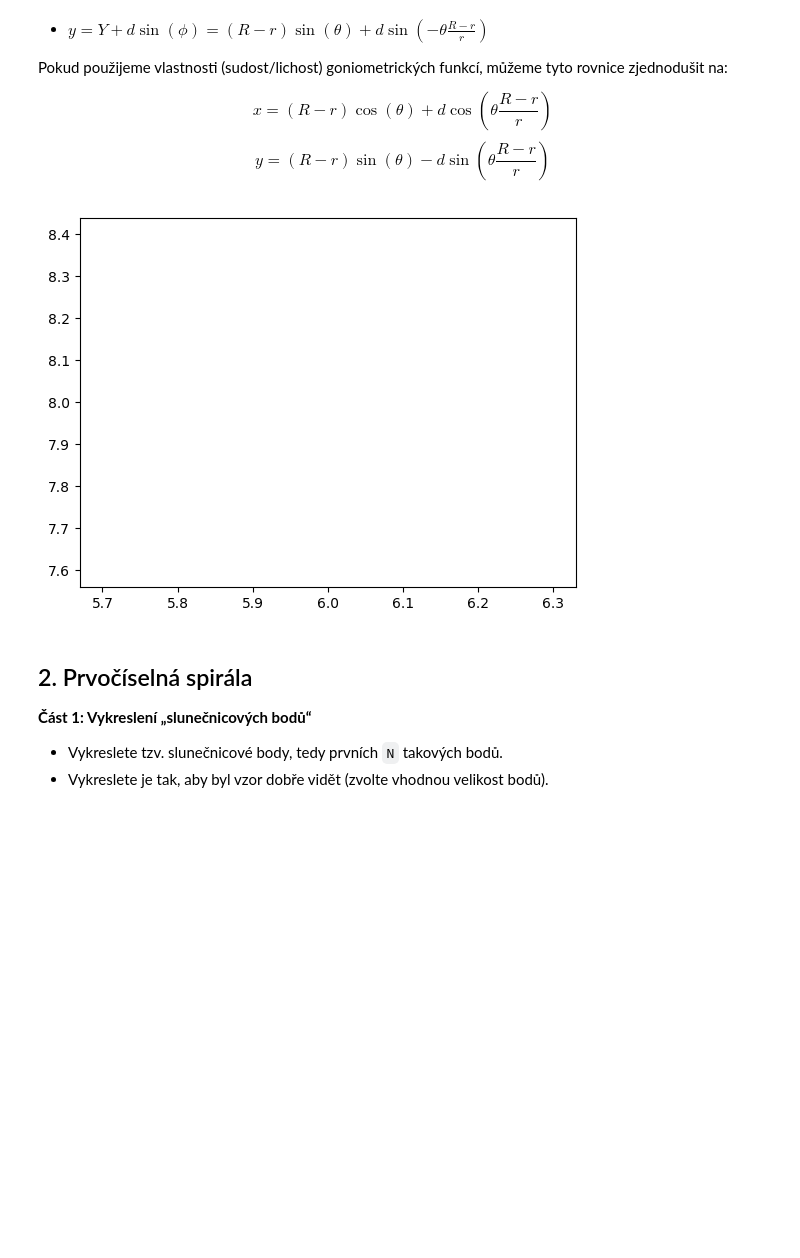
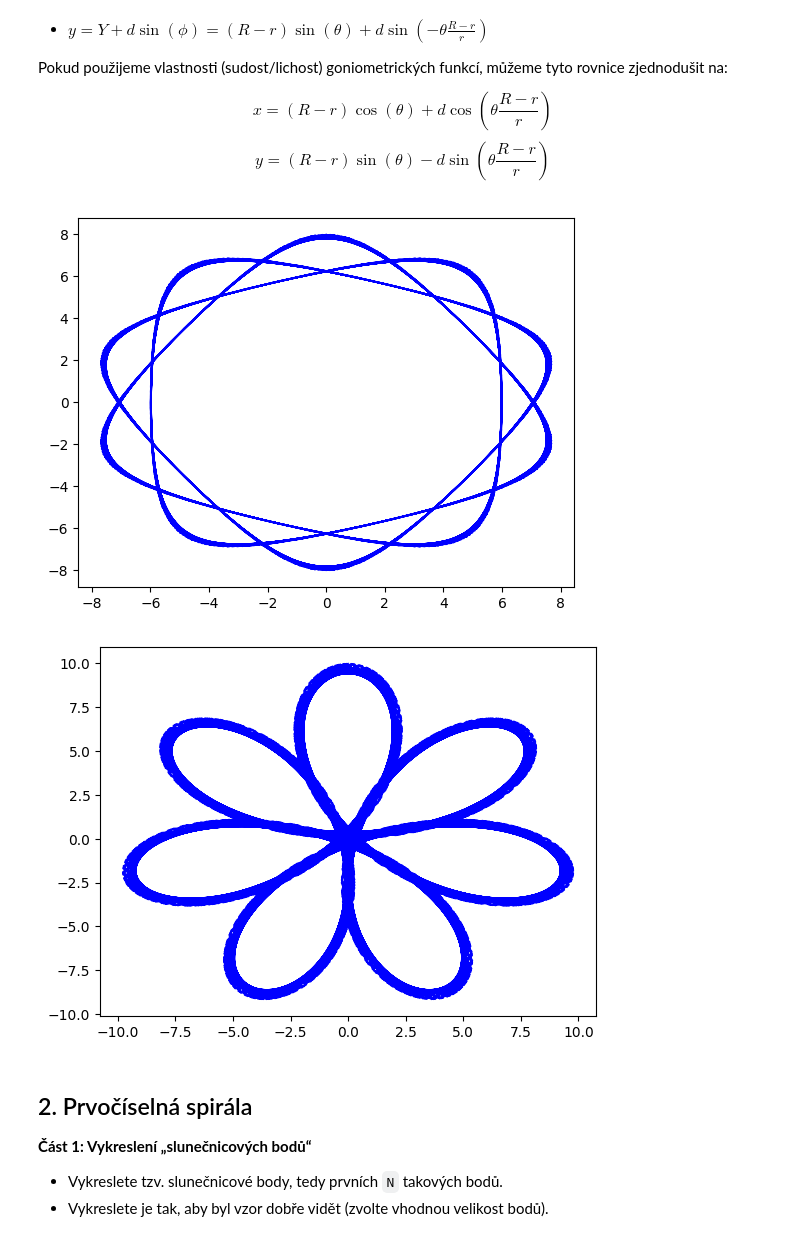
Before and after one commit to marek1319/vvp-DU, a Jupyter notebook: DU4.ipynb, the cells around one changed output. Drawn from its saved outputs; the diff is of its cells as text; code cells hidden in the pictures; blank space fills up the shorter version.

```diff
--- a/DU4.ipynb
+++ b/DU4.ipynb
@@ -69,17 +69,20 @@ $$y = (R - r) \sin(\theta) - d \sin\left(\theta \frac{R-r}{r}\right)$$
 # %%
 import numpy as np
 import matplotlib.pyplot as plt
+
 def spingra(R , r, d ):
     fig, axes = plt.subplots()
-    for i in range(360):
-        x = (R - r)*np.cos(i) + d*np.cos(i*(R-r)/r)
-        y = (R - r)*np.cos(i) - d*np.cos(i*(R-r)/r)
-        axes.plot(y, x , color='blue', linewidth=2)
-        plt.show()
+    i = np.linspace(0,360,1000)#libí se mi jak se graf mení podle počtu zvolených bodu že když jich mam tak cca 500 tak graf je odlišný
+    x = (R - r)*np.cos(i) + d*np.cos(i*(R-r)/r)
+    y = (R - r)*np.sin(i) - d*np.sin(i*(R-r)/r)
+    axes.plot(y, x , color='blue', linewidth=1) #to je nejtenčí
+    plt.show()
 
 spingra(10,3,1)
+spingra(7,2,5)
 # %% [output]
-[figure, old version]
+[figure, new version]
+[figure, added]
 # %% [markdown]
 ## 2. Prvočíselná spirála
 
```
